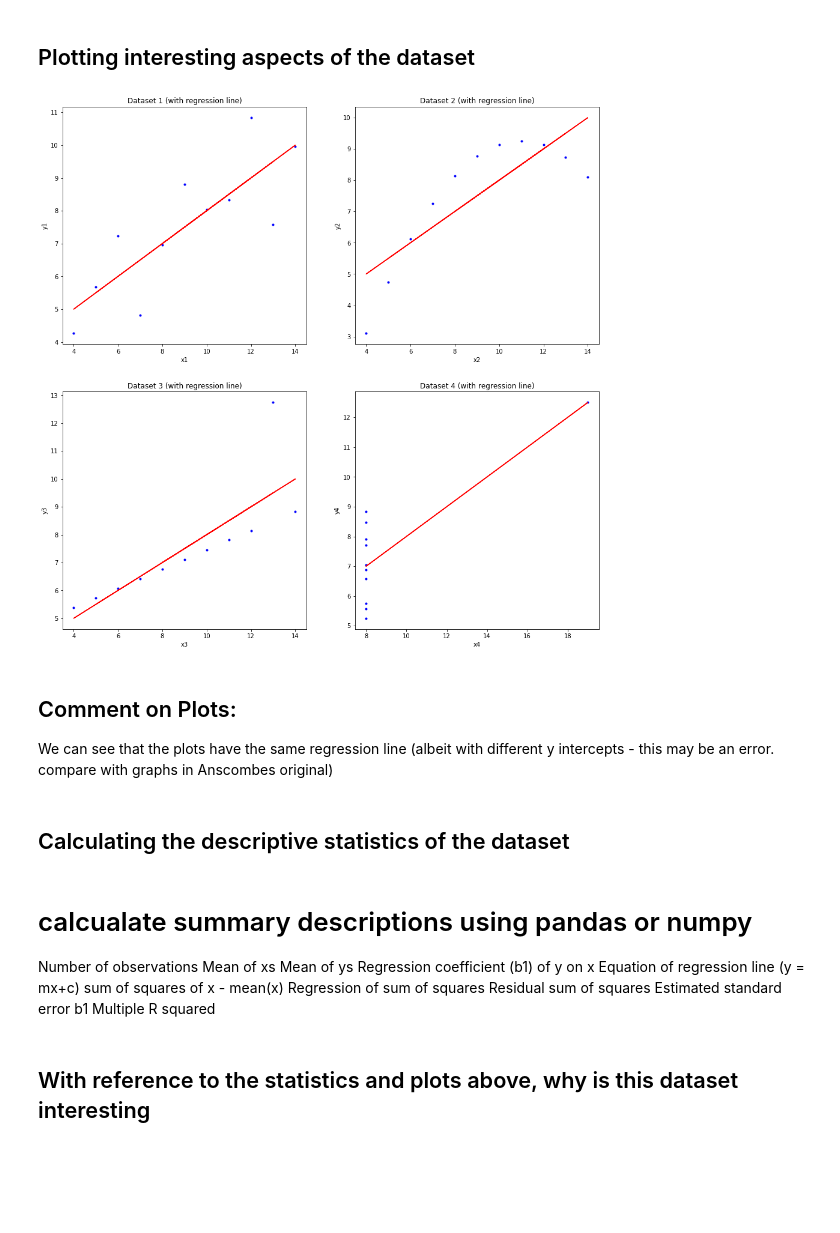
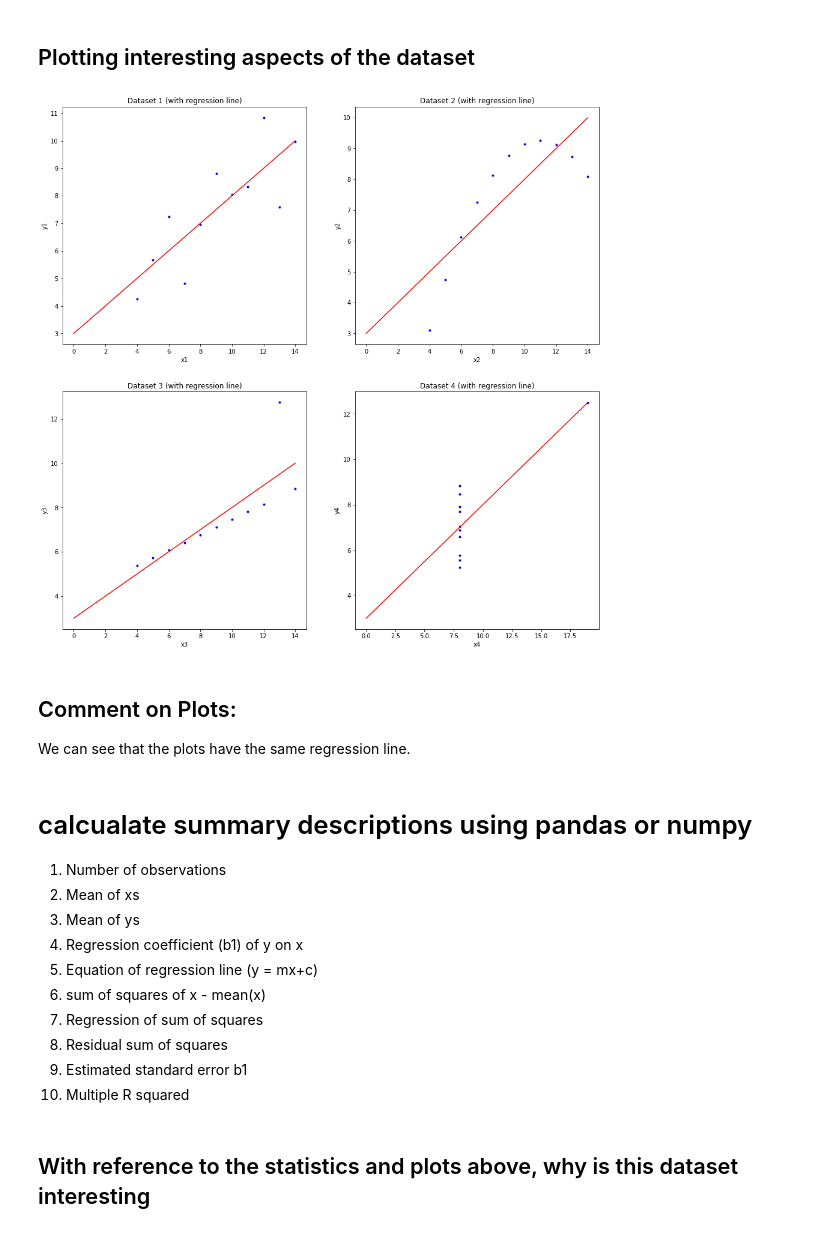
Before and after one commit to davesheils/Anscombe, a Jupyter notebook: Assignment 2018 - Anscombe - David Sheils.ipynb, the cells around one changed output. Cells and saved outputs as stored; diff of their text form; code cells hidden in the pictures; blank space fills up the shorter version.

```diff
--- a/Assignment 2018 - Anscombe - David Sheils.ipynb
+++ b/Assignment 2018 - Anscombe - David Sheils.ipynb
@@ -58,7 +58,7 @@ df
 # Plotting the four datasets together for comparison
 # code adapted from https://scientificallysound.org/2017/09/07/matplotlib-subplots/
 
-# Steps ou
+# Method outlined in the code for Dataset 1
 
 plt.figure(figsize=(16, 16))
 
@@ -72,10 +72,14 @@ plt.plot(df['x1-3'],df['y1'], 'b.')
 
 # add regression line: equation of a line = y = mx + c
 # np.polyfit returns an array of two values, m and c
+# then plot regression line across the x, y values from 0 to maximum value of y
 
-mc = np.polyfit(df['x1-3'],df['y1'],1)
+m1,c1 = np.polyfit(df['x1-3'],df['y1'],1)
 
-plt.plot(df['x1-3'], mc[0]*df['x1-3'] + mc[1], 'r')
+x1 = np.arange(0, df['x1-3'].max()+1)
+
+plt.plot(x1, (m1*x1) + c1, 'r')
+
 
 # add axis labels
 plt.xlabel("x1")
@@ -85,60 +89,73 @@ plt.title('Dataset 1 (with regression line)')
 # Dataset 2
 plt.subplot(2,2,2)
 
 plt.plot(df['x1-3'],df['y2'], 'b.')
 
 
-mc = np.polyfit(df['x1-3'],df['y2'],1)
-plt.plot(df['x1-3'], mc[0]*df['x1-3'] + mc[1], 'r')
+m2,c2 = np.polyfit(df['x1-3'],df['y2'],1)
+
+x2 = np.arange(0, df['x1-3'].max()+1)
+
+plt.plot(x2, (m1*x2) + c2, 'r')
+
+
 plt.xlabel("x2")
 plt.ylabel("y2")
 plt.title('Dataset 2 (with regression line)')
 
 # Dataset 3
 plt.subplot(2,2,3)
 
 plt.plot(df['x1-3'],df['y3'], 'b.')
-mc = np.polyfit(df['x1-3'],df['y3'],1)
-plt.plot(df['x1-3'], mc[0]*df['x1-3'] + mc[1], 'r')
+
+m3,c3 = np.polyfit(df['x1-3'],df['y3'],1)
+
+x3 = np.arange(0, df['x1-3'].max()+1)
+
+plt.plot(x3, (m1*x3) + c3, 'r')
+
 plt.xlabel("x3")
 plt.ylabel("y3")
 
 plt.title('Dataset 3 (with regression line)')
 
 # Dataset 4
 plt.subplot(2,2,4)
 plt.plot(df['x4'],df['y4'], 'b.')
-mc = np.polyfit(df['x4'],df['y4'],1)
-plt.plot(df['x4'], mc[0]*df['x4'] + mc[1], 'r')
+
+m4,c4 = np.polyfit(df['x4'],df['y4'],1)
+
+x4 = np.arange(0, df['x4'].max()+1)
+
+plt.plot(x4, (m1*x4) + c4, 'r')
+
 plt.xlabel("x4")
 plt.ylabel("y4")
 
 
 plt.title('Dataset 4 (with regression line)')
 
 plt.show()
 # %% [output]
-[figure, old version]
+[figure, new version]
 # %% [markdown]
 ## Comment on Plots:
 
-We can see that the plots have the same regression line (albeit with different y intercepts - this may be an error. compare with graphs in Anscombes original)
+We can see that the plots have the same regression line.
-# %% [markdown]
-## Calculating the descriptive statistics of the dataset
 # %% [markdown]
 # calcualate summary descriptions using pandas or numpy
 
 
-Number of observations
-Mean of xs
-Mean of ys
-Regression coefficient (b1) of y on x
-Equation of regression line (y = mx+c)
-sum of squares of x - mean(x)
-Regression of sum of squares
-Residual sum of squares
-Estimated standard error b1
-Multiple R squared
+1. Number of observations
+2. Mean of xs
+3. Mean of ys
+4. Regression coefficient (b1) of y on x
+5. Equation of regression line (y = mx+c)
+6. sum of squares of x - mean(x)
+7. Regression of sum of squares
+8. Residual sum of squares
+9. Estimated standard error b1
+10. Multiple R squared
 # %% [markdown]
 ## With reference to the statistics and plots above, why is this dataset interesting
 # %% [markdown]
```
Also changed, not shown: parts of 2 cells of this notebook.
